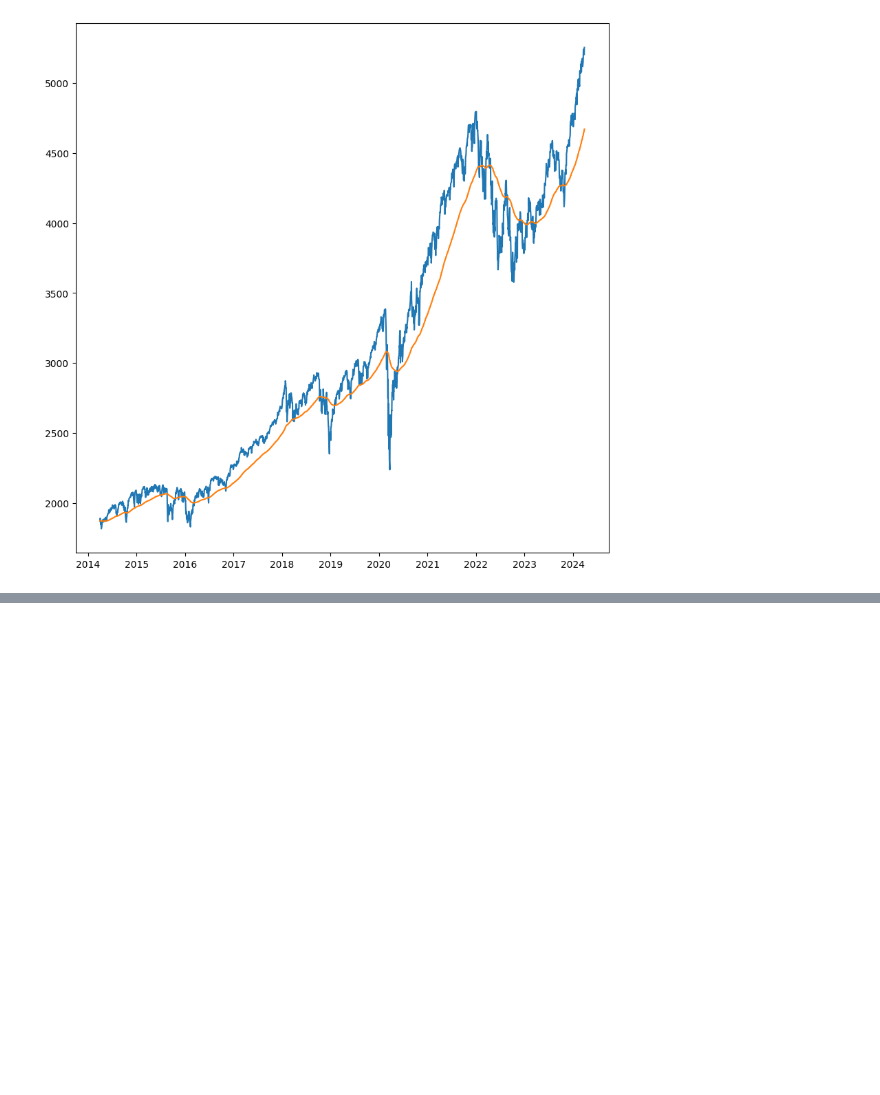
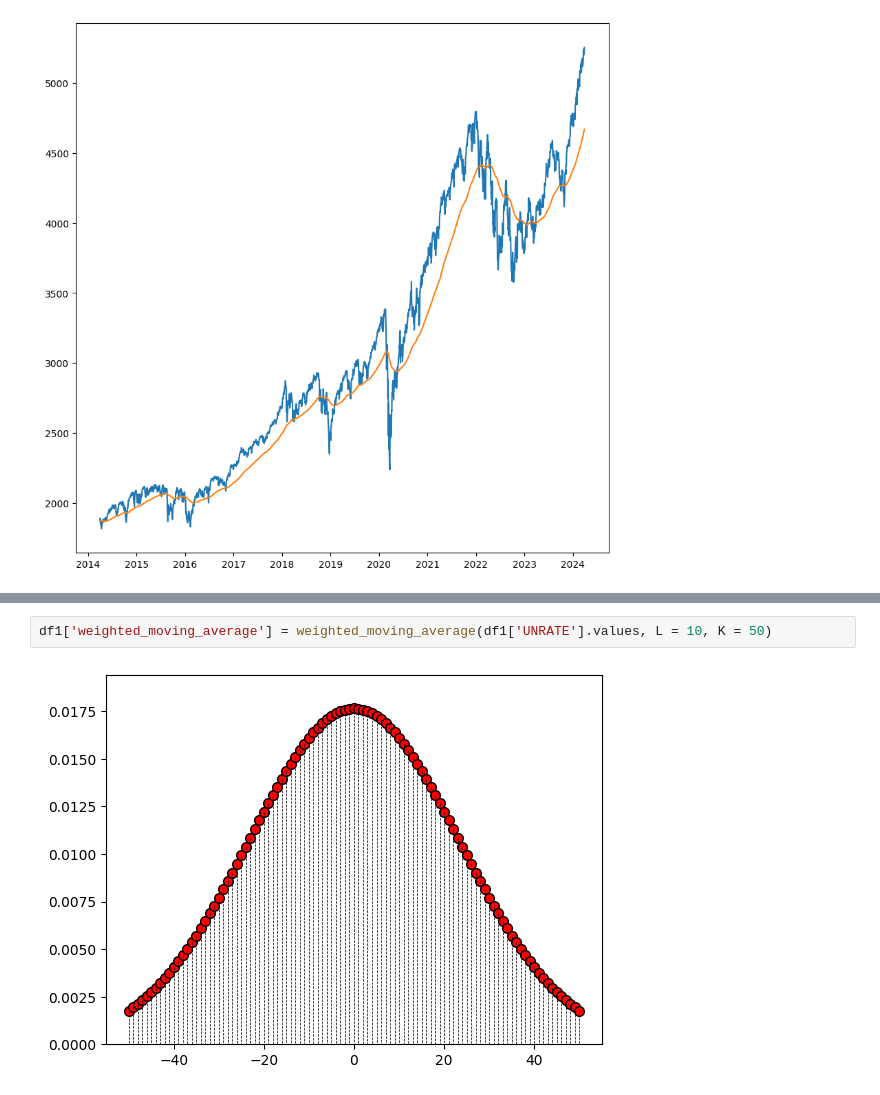
Before and after one commit to KazysV/sap, a Jupyter notebook: main.ipynb, the cells around one changed output, grey strips where cells are left out. Saved outputs shown, nothing was run; the diff lists cells and outputs as text; blank space fills up the shorter version.

```diff
--- a/main.ipynb
+++ b/main.ipynb
@@ -152,0 +171,4 @@ plt.show()
+# %%
+df1['weighted_moving_average'] = weighted_moving_average(df1['UNRATE'].values, L = 10, K = 50)
+# %% [output]
+[figure, added]
```
Also changed, not shown: parts of 10 cells of this notebook.
